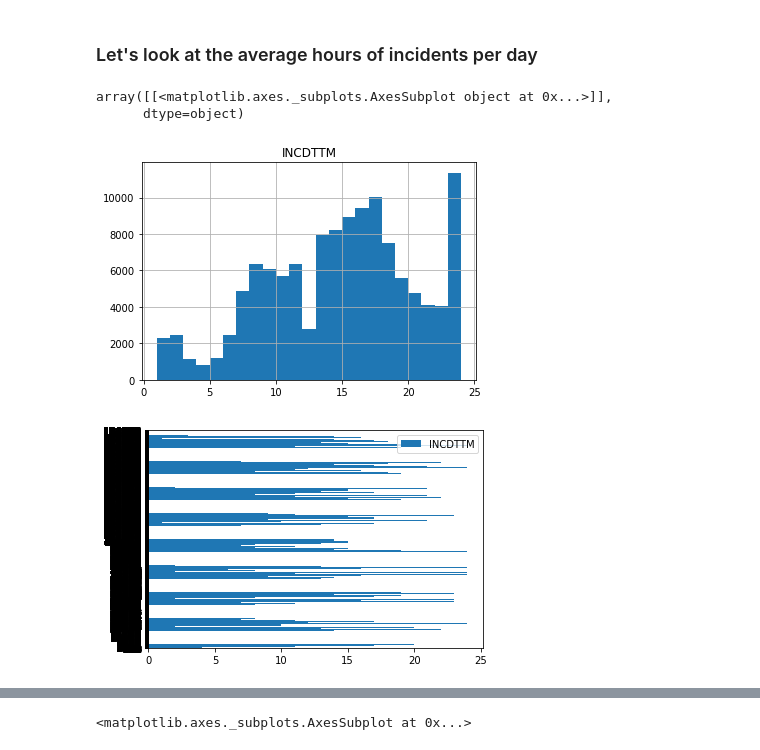
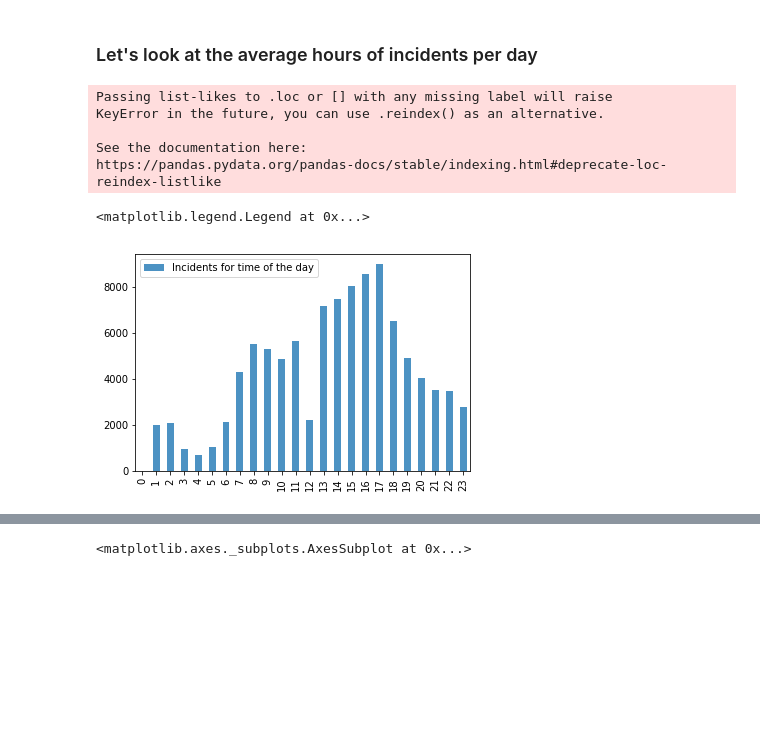
Before and after one commit to delsakov/Coursera-DataScience, a Jupyter notebook: Data Science Capstone.ipynb, the cells around one changed output, grey strips where cells are left out. Cells and saved outputs as stored; diff of their text form; code cells hidden in the pictures; blank space fills up the shorter version.

```diff
--- a/Data Science Capstone.ipynb
+++ b/Data Science Capstone.ipynb
@@ -68,5 +68,14 @@ initial_df = initial_df.drop(initial_df[(initial_df['UNDERINFL'] == 1) | (initia
 initial_df = initial_df.drop(initial_df[(initial_df['INATTENTIONIND'] == 1) | (initial_df['INATTENTIONIND']== 'Y')].index)
 initial_df = initial_df.drop(initial_df[(initial_df['SPEEDING'] == 1) | (initial_df['SPEEDING']== 'Y')].index)
 
+# Remove Unknown weather conditions
+initial_df.drop(initial_df[initial_df['WEATHER'] == 'Unknown'].index, inplace = True)
+initial_df.drop(initial_df[initial_df['WEATHER'] == 0].index, inplace = True)
+initial_df.drop(initial_df[initial_df['ROADCOND'] == 'Unknown'].index, inplace = True)
+initial_df.drop(initial_df[initial_df['ROADCOND'] == 0].index, inplace = True)
+initial_df.drop(initial_df[initial_df['LIGHTCOND'] == 'Unknown'].index, inplace = True)
+initial_df.drop(initial_df[initial_df['LIGHTCOND'] == 0].index, inplace = True)
+
+# Look at the prepared initial dataset shape
 initial_df.shape
 # %% [output]
@@ -149,18 +158,22 @@ initial_df.head()
 # %%
 # Let's look at the time of incidents per day
 timeoftheday_df = initial_df
 timeoftheday_df.drop(timeoftheday_df[timeoftheday_df['INCDTTM'] == 25].index, inplace = True)
-timeoftheday_df.hist(column='INCDTTM', bins=23)
+# timeoftheday_df.hist(column='INCDTTM', bins=23)
+# ax.legend(['Time of the day'])
+
+
+# ax7 = timeoftheday_overcast_df.plot(kind='hist', bins=47, alpha=0.8)
+#     ax7.legend([weather]);
+
+order = [i for i in range(0,24)]
+ax = timeoftheday_df.INCDTTM.value_counts().loc[order].plot(kind='bar', alpha=0.8)
+ax.legend(['Incidents for time of the day'])
 # %% [output]
-array([[<matplotlib.axes._subplots.AxesSubplot object at 0x...>]],
-      dtype=object)
+Passing list-likes to .loc or [] with any missing label will raise
+KeyError in the future, you can use .reindex() as an alternative.
+
+See the documentation here:
+https://pandas.pydata.org/pandas-docs/stable/indexing.html#deprecate-loc-reindex-listlike
+<matplotlib.legend.Legend at 0x...>
-[figure, old version]
+[figure, new version]
-# %%
-hist_df = timeoftheday_df[['INCDTTM', 'WEATHER']]
-# hist_df = timeoftheday_df[timeoftheday_df['INCDTTM', 'WEATHER']]
-# hist_df.head()
-# ax = hist_df.plot.hist(by='Overcast', bins=24, alpha=0.5)
-
-ax = hist_df.plot.barh()
-# %% [output]
-[figure, removed]
```
Also changed, not shown: parts of 27 cells of this notebook.
